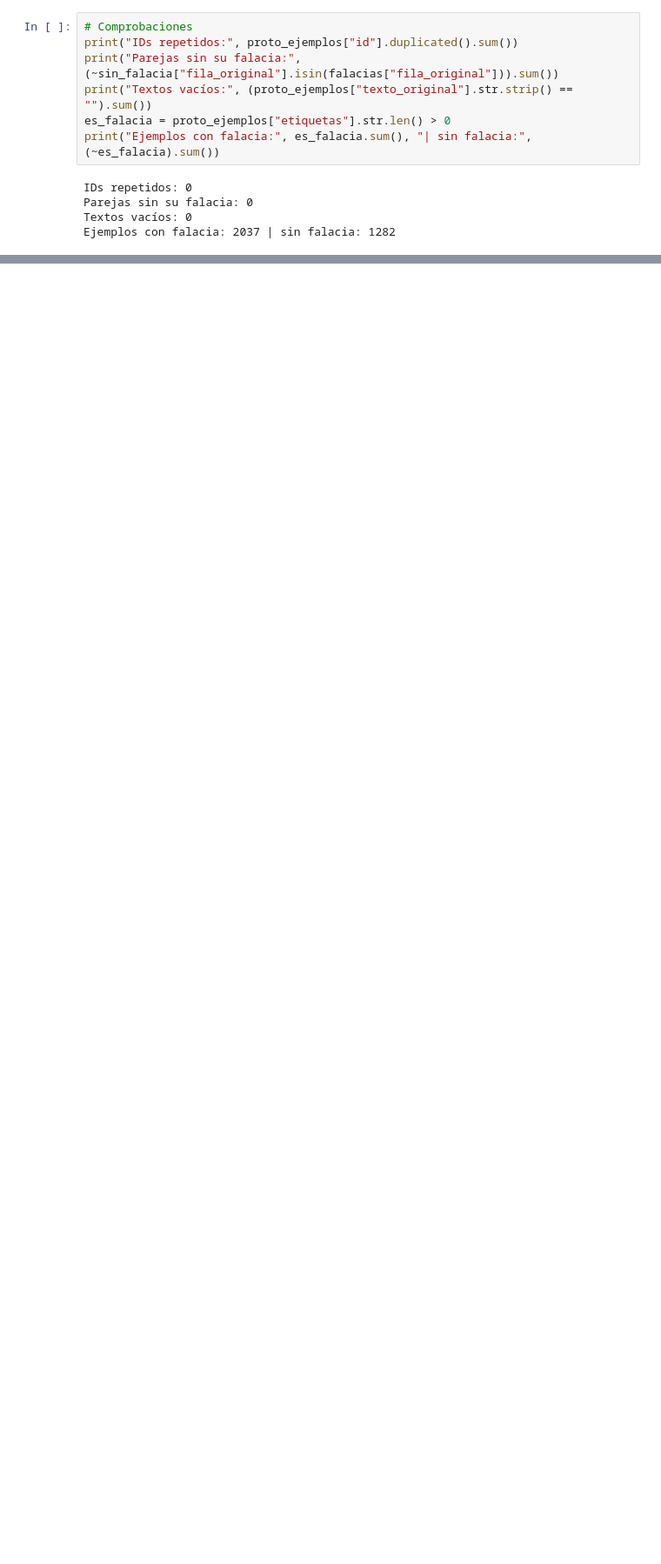
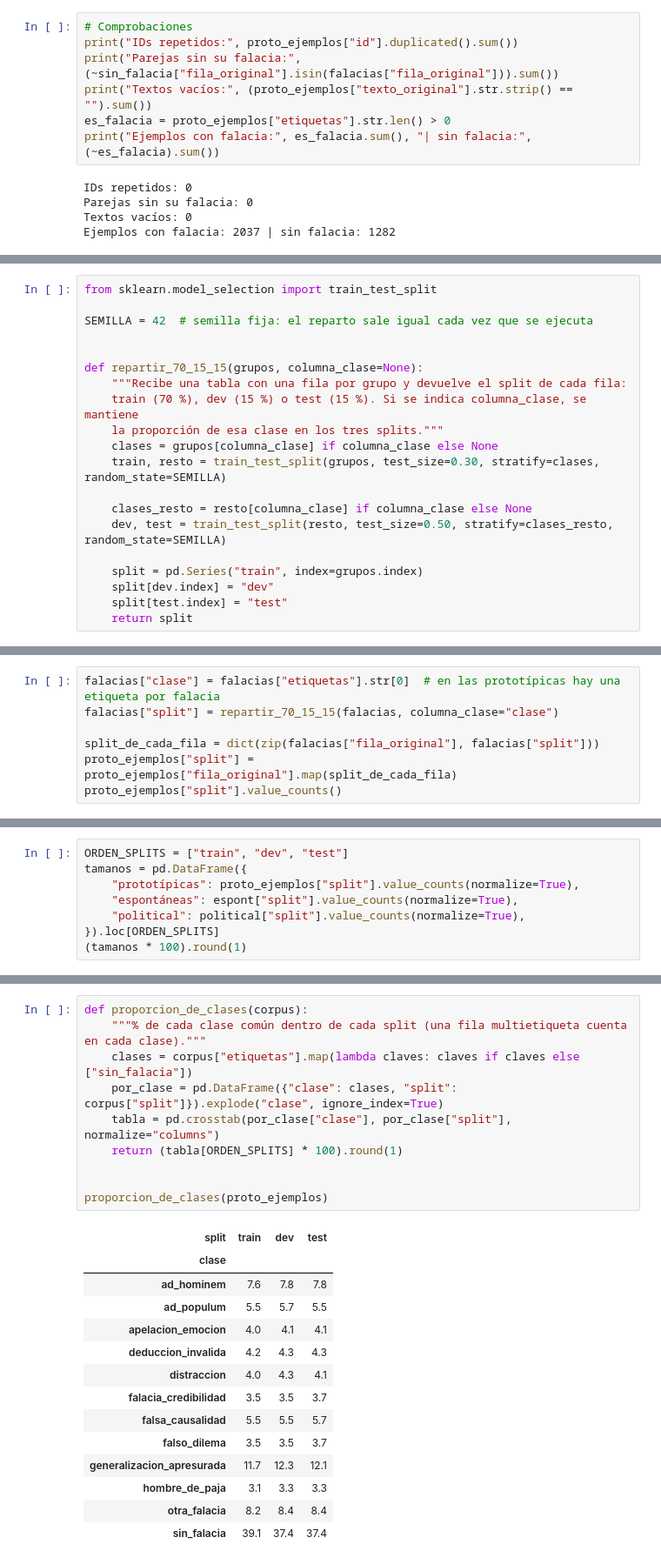
Before and after one commit to AlvarodelaHerran/detector_falacias_contradicciones, a Jupyter notebook: E2/01_fallacyes.ipynb, the cells around one changed output, grey strips where cells are left out. Shown at 87% size. Saved outputs shown, nothing was run; the diff lists cells and outputs as text; blank space fills up the shorter version.

```diff
--- a/E2/01_fallacyes.ipynb
+++ b/E2/01_fallacyes.ipynb
@@ -811,0 +826,20 @@ Ejemplos con falacia: 2037 | sin falacia: 1282
+# %%
+from sklearn.model_selection import train_test_split
+
+SEMILLA = 42  # semilla fija: el reparto sale igual cada vez que se ejecuta
+
+
+def repartir_70_15_15(grupos, columna_clase=None):
+    """Recibe una tabla con una fila por grupo y devuelve el split de cada fila:
+    train (70 %), dev (15 %) o test (15 %). Si se indica columna_clase, se mantiene
+    la proporción de esa clase en los tres splits."""
+    clases = grupos[columna_clase] if columna_clase else None
+    train, resto = train_test_split(grupos, test_size=0.30, stratify=clases, random_state=SEMILLA)
+
+    clases_resto = resto[columna_clase] if columna_clase else None
+    dev, test = train_test_split(resto, test_size=0.50, stratify=clases_resto, random_state=SEMILLA)
+
+    split = pd.Series("train", index=grupos.index)
+    split[dev.index] = "dev"
+    split[test.index] = "test"
+    return split
@@ -811,0 +848,7 @@ Ejemplos con falacia: 2037 | sin falacia: 1282
+# %%
+falacias["clase"] = falacias["etiquetas"].str[0]  # en las prototípicas hay una etiqueta por falacia
+falacias["split"] = repartir_70_15_15(falacias, columna_clase="clase")
+
+split_de_cada_fila = dict(zip(falacias["fila_original"], falacias["split"]))
+proto_ejemplos["split"] = proto_ejemplos["fila_original"].map(split_de_cada_fila)
+proto_ejemplos["split"].value_counts()
@@ -811,0 +907,8 @@ Ejemplos con falacia: 2037 | sin falacia: 1282
+# %%
+ORDEN_SPLITS = ["train", "dev", "test"]
+tamanos = pd.DataFrame({
+    "prototípicas": proto_ejemplos["split"].value_counts(normalize=True),
+    "espontáneas": espont["split"].value_counts(normalize=True),
+    "political": political["split"].value_counts(normalize=True),
+}).loc[ORDEN_SPLITS]
+(tamanos * 100).round(1)
@@ -811,0 +943,25 @@ Ejemplos con falacia: 2037 | sin falacia: 1282
+# %%
+def proporcion_de_clases(corpus):
+    """% de cada clase común dentro de cada split (una fila multietiqueta cuenta en cada clase)."""
+    clases = corpus["etiquetas"].map(lambda claves: claves if claves else ["sin_falacia"])
+    por_clase = pd.DataFrame({"clase": clases, "split": corpus["split"]}).explode("clase", ignore_index=True)
+    tabla = pd.crosstab(por_clase["clase"], por_clase["split"], normalize="columns")
+    return (tabla[ORDEN_SPLITS] * 100).round(1)
+
+
+proporcion_de_clases(proto_ejemplos)
+# %% [output]
+| split | train | dev | test |
+| clase |  |  |  |
+| ad_hominem | 7.6 | 7.8 | 7.8 |
+| ad_populum | 5.5 | 5.7 | 5.5 |
+| apelacion_emocion | 4.0 | 4.1 | 4.1 |
+| deduccion_invalida | 4.2 | 4.3 | 4.3 |
+| distraccion | 4.0 | 4.3 | 4.1 |
+| falacia_credibilidad | 3.5 | 3.5 | 3.7 |
+| falsa_causalidad | 5.5 | 5.5 | 5.7 |
+| falso_dilema | 3.5 | 3.5 | 3.7 |
+| generalizacion_apresurada | 11.7 | 12.3 | 12.1 |
+| hombre_de_paja | 3.1 | 3.3 | 3.3 |
+| otra_falacia | 8.2 | 8.4 | 8.4 |
+| sin_falacia | 39.1 | 37.4 | 37.4 |
```
Also changed, not shown: parts of 24 cells of this notebook, 3 other files.
